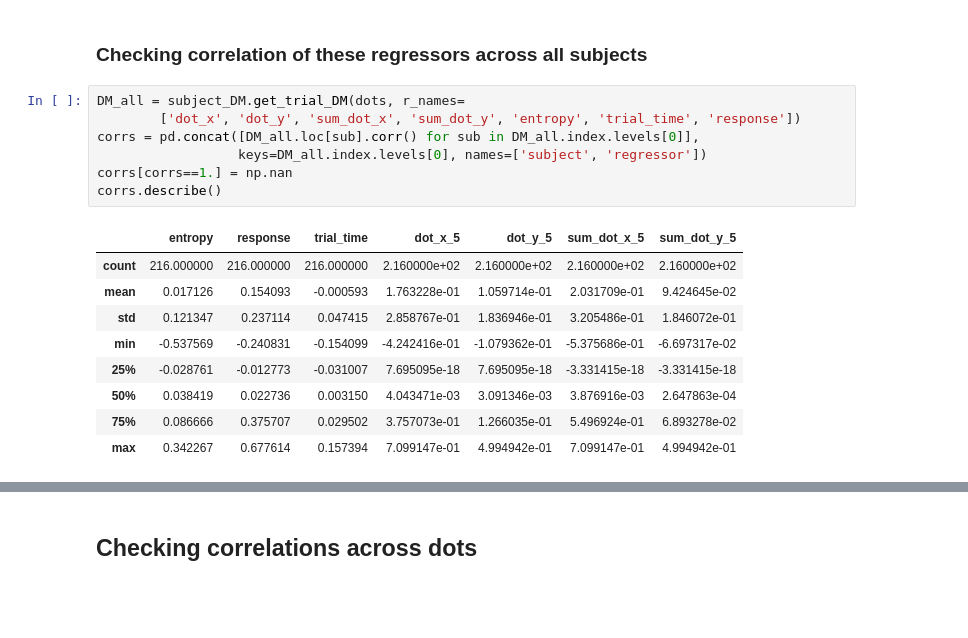
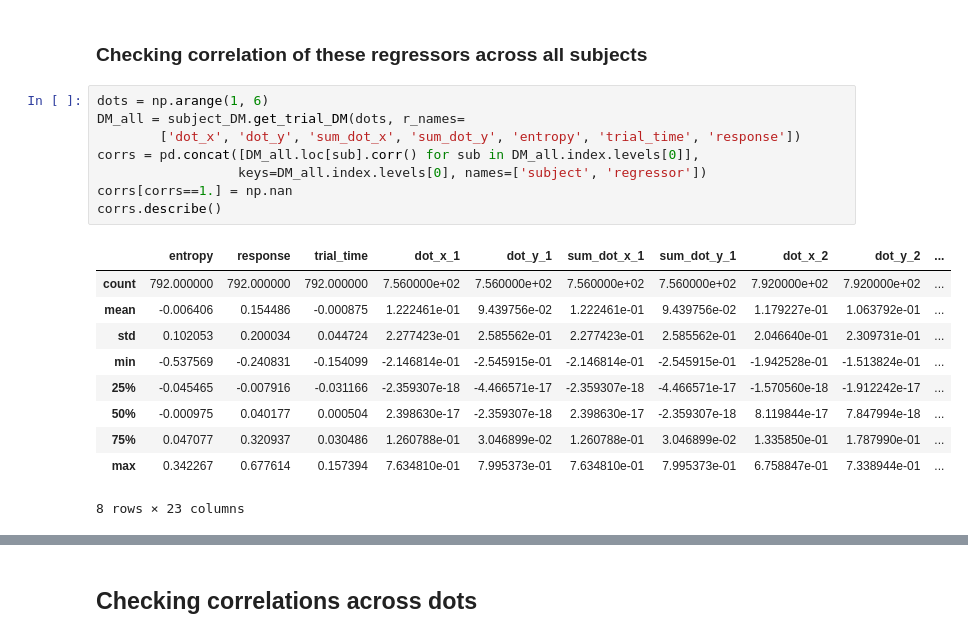
Before and after one commit to sbitzer/BeeMEG, a Jupyter notebook: regressor_correlations.ipynb, the cells around one changed output, grey strips where cells are left out. Drawn from its saved outputs; the diff is of its cells as text; blank space fills up the shorter version.

```diff
--- a/regressor_correlations.ipynb
+++ b/regressor_correlations.ipynb
@@ -80,21 +80,23 @@ dtype: object
 # %% [markdown]
 ### Checking correlation of these regressors across all subjects
 # %%
+dots = np.arange(1, 6)
 DM_all = subject_DM.get_trial_DM(dots, r_names=
         ['dot_x', 'dot_y', 'sum_dot_x', 'sum_dot_y', 'entropy', 'trial_time', 'response'])
 corrs = pd.concat([DM_all.loc[sub].corr() for sub in DM_all.index.levels[0]],
                   keys=DM_all.index.levels[0], names=['subject', 'regressor'])
 corrs[corrs==1.] = np.nan
 corrs.describe()
 # %% [output]
-|  | entropy | response | trial_time | dot_x_5 | dot_y_5 | sum_dot_x_5 | sum_dot_y_5 |
-| count | 216.000000 | 216.000000 | 216.000000 | 2.160000e+02 | 2.160000e+02 | 2.160000e+02 | 2.160000e+02 |
-| mean | 0.017126 | 0.154093 | -0.000593 | 1.763228e-01 | 1.059714e-01 | 2.031709e-01 | 9.424645e-02 |
-| std | 0.121347 | 0.237114 | 0.047415 | 2.858767e-01 | 1.836946e-01 | 3.205486e-01 | 1.846072e-01 |
-| min | -0.537569 | -0.240831 | -0.154099 | -4.242416e-01 | -1.079362e-01 | -5.375686e-01 | -6.697317e-02 |
-| 25% | -0.028761 | -0.012773 | -0.031007 | 7.695095e-18 | 7.695095e-18 | -3.331415e-18 | -3.331415e-18 |
-| 50% | 0.038419 | 0.022736 | 0.003150 | 4.043471e-03 | 3.091346e-03 | 3.876916e-03 | 2.647863e-04 |
-| 75% | 0.086666 | 0.375707 | 0.029502 | 3.757073e-01 | 1.266035e-01 | 5.496924e-01 | 6.893278e-02 |
-| max | 0.342267 | 0.677614 | 0.157394 | 7.099147e-01 | 4.994942e-01 | 7.099147e-01 | 4.994942e-01 |
+|  | entropy | response | trial_time | dot_x_1 | dot_y_1 | sum_dot_x_1 | sum_dot_y_1 | dot_x_2 | dot_y_2 | ... |
+| count | 792.000000 | 792.000000 | 792.000000 | 7.560000e+02 | 7.560000e+02 | 7.560000e+02 | 7.560000e+02 | 7.920000e+02 | 7.920000e+02 | ... |
+| mean | -0.006406 | 0.154486 | -0.000875 | 1.222461e-01 | 9.439756e-02 | 1.222461e-01 | 9.439756e-02 | 1.179227e-01 | 1.063792e-01 | ... |
+| std | 0.102053 | 0.200034 | 0.044724 | 2.277423e-01 | 2.585562e-01 | 2.277423e-01 | 2.585562e-01 | 2.046640e-01 | 2.309731e-01 | ... |
+| min | -0.537569 | -0.240831 | -0.154099 | -2.146814e-01 | -2.545915e-01 | -2.146814e-01 | -2.545915e-01 | -1.942528e-01 | -1.513824e-01 | ... |
+| 25% | -0.045465 | -0.007916 | -0.031166 | -2.359307e-18 | -4.466571e-17 | -2.359307e-18 | -4.466571e-17 | -1.570560e-18 | -1.912242e-17 | ... |
+| 50% | -0.000975 | 0.040177 | 0.000504 | 2.398630e-17 | -2.359307e-18 | 2.398630e-17 | -2.359307e-18 | 8.119844e-17 | 7.847994e-18 | ... |
+| 75% | 0.047077 | 0.320937 | 0.030486 | 1.260788e-01 | 3.046899e-02 | 1.260788e-01 | 3.046899e-02 | 1.335850e-01 | 1.787990e-01 | ... |
+| max | 0.342267 | 0.677614 | 0.157394 | 7.634810e-01 | 7.995373e-01 | 7.634810e-01 | 7.995373e-01 | 6.758847e-01 | 7.338944e-01 | ... |
+8 rows × 23 columns
 # %%
 sns.plt.figure()
```
Also changed, not shown: parts of 5 cells of this notebook.
